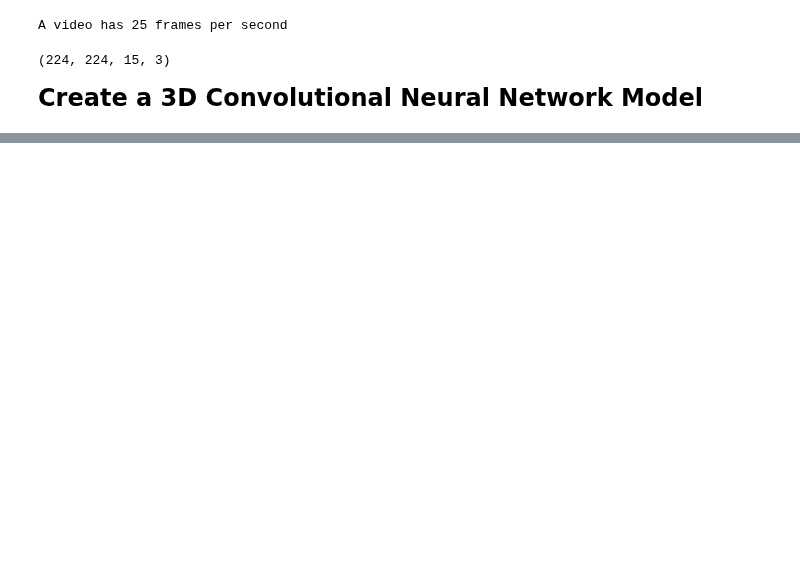
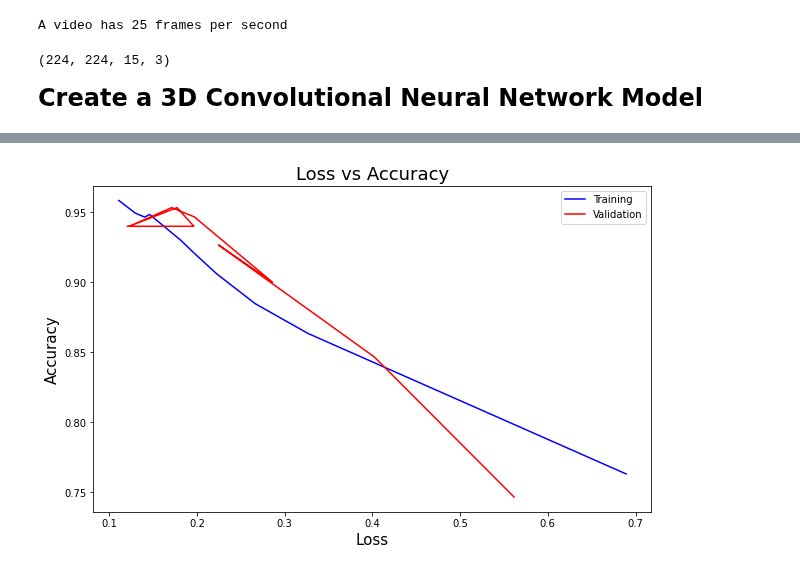
Before and after one commit to kaneelgit/msi_voxceleb, a Jupyter notebook: voxceleb_data_handle.ipynb, the cells around one changed output, grey strips where cells are left out. Saved outputs shown, nothing was run; the diff lists cells and outputs as text; code cells hidden in the pictures; blank space fills up the shorter version.

```diff
--- a/voxceleb_data_handle.ipynb
+++ b/voxceleb_data_handle.ipynb
@@ -386,0 +433,12 @@ KeyboardInterrupt: ignored
+# %%
+#accuracy vs loss
+plt.figure(figsize = (10, 6))
+plt.plot(history.history['loss'], history.history['accuracy'], label = 'Training', color = 'b')
+plt.plot(history.history['val_loss'], history.history['val_accuracy'], label = 'Validation', color = 'r')
+plt.legend()
+plt.title('Loss vs Accuracy', fontsize = 18)
+plt.xlabel('Loss', fontsize = 15)
+plt.ylabel('Accuracy', fontsize = 15)
+plt.show()
+# %% [output]
+[figure, added]
```
Also changed, not shown: parts of 12 cells of this notebook.
